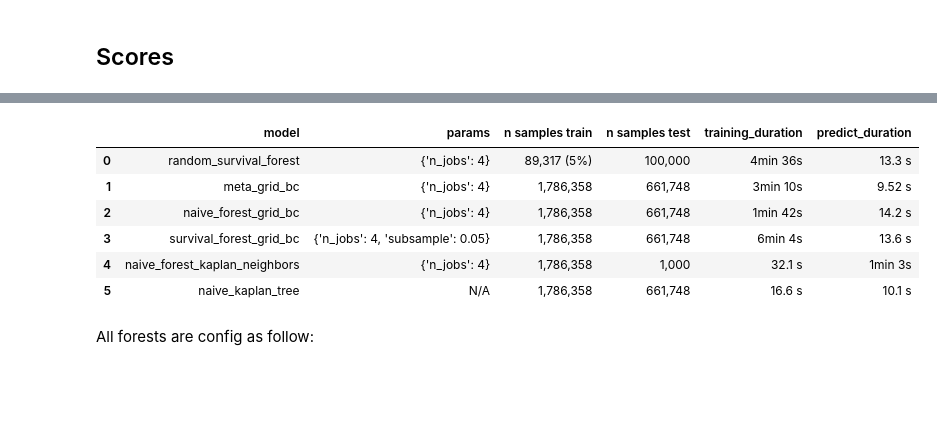
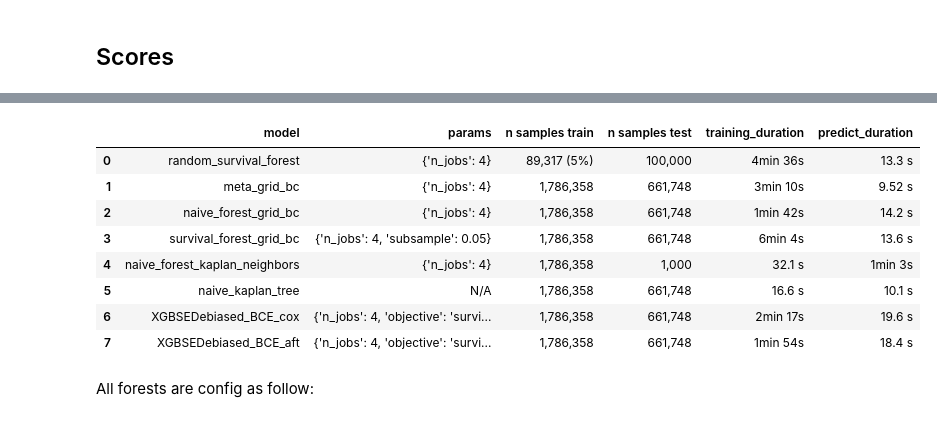
Before and after one commit to soda-inria/survival-analysis-benchmark, a Jupyter notebook: notebooks/kkbox_benchmark.ipynb, the cells around one changed output, grey strips where cells are left out. Saved outputs shown, nothing was run; the diff lists cells and outputs as text; code cells hidden in the pictures; blank space fills up the shorter version.

Commit message:
add XGBSE benchmarks

```diff
--- a/notebooks/kkbox_benchmark.ipynb
+++ b/notebooks/kkbox_benchmark.ipynb
@@ -524,23 +621,27 @@ Models from the [pycox paper](https://jmlr.org/papers/volume20/18-424/18-424.pdf
 # %%
 pd.DataFrame(
     [
         ["random_survival_forest", {"n_jobs": 4}, "89,317 (5%)", "100,000", "4min 36s", "13.3 s"],
         ["meta_grid_bc", {"n_jobs": 4}, "1,786,358", "661,748", "3min 10s", "9.52 s"],
         ["naive_forest_grid_bc", {"n_jobs": 4}, "1,786,358", "661,748", "1min 42s", "14.2 s"],
         ["survival_forest_grid_bc", {"n_jobs": 4, "subsample": .05}, "1,786,358", "661,748", "6min 4s", "13.6 s"],
         ["naive_forest_kaplan_neighbors", {"n_jobs": 4}, "1,786,358", "1,000", "32.1 s", "1min 3s"],
-        ["naive_kaplan_tree", "N/A", "1,786,358", "661,748", "16.6 s", "10.1 s"]
+        ["naive_kaplan_tree", "N/A", "1,786,358", "661,748", "16.6 s", "10.1 s"],
+        ["XGBSEDebiased_BCE_cox", {"n_jobs": 4, "objective": "survival:cox"}, "1,786,358", "661,748", "2min 17s", "19.6 s"],
+        ["XGBSEDebiased_BCE_aft", {"n_jobs": 4, "objective": "survival:aft"}, "1,786,358", "661,748", "1min 54s", "18.4 s"],
     ],
     columns=["model", "params", "n samples train", "n samples test", "training_duration", "predict_duration"]
 )
 # %% [output]
 |  | model | params | n samples train | n samples test | training_duration | predict_duration |
 | 0 | random_survival_forest | {'n_jobs': 4} | 89,317 (5%) | 100,000 | 4min 36s | 13.3 s |
 | 1 | meta_grid_bc | {'n_jobs': 4} | 1,786,358 | 661,748 | 3min 10s | 9.52 s |
 | 2 | naive_forest_grid_bc | {'n_jobs': 4} | 1,786,358 | 661,748 | 1min 42s | 14.2 s |
 | 3 | survival_forest_grid_bc | {'n_jobs': 4, 'subsample': 0.05} | 1,786,358 | 661,748 | 6min 4s | 13.6 s |
 | 4 | naive_forest_kaplan_neighbors | {'n_jobs': 4} | 1,786,358 | 1,000 | 32.1 s | 1min 3s |
 | 5 | naive_kaplan_tree | N/A | 1,786,358 | 661,748 | 16.6 s | 10.1 s |
+| 6 | XGBSEDebiased_BCE_cox | {'n_jobs': 4, 'objective': 'survi... | 1,786,358 | 661,748 | 2min 17s | 19.6 s |
+| 7 | XGBSEDebiased_BCE_aft | {'n_jobs': 4, 'objective': 'survi... | 1,786,358 | 661,748 | 1min 54s | 18.4 s |
 # %% [markdown]
 All forests are config as follow:
 # %%
```
Also changed, not shown: parts of 20 cells of this notebook.
